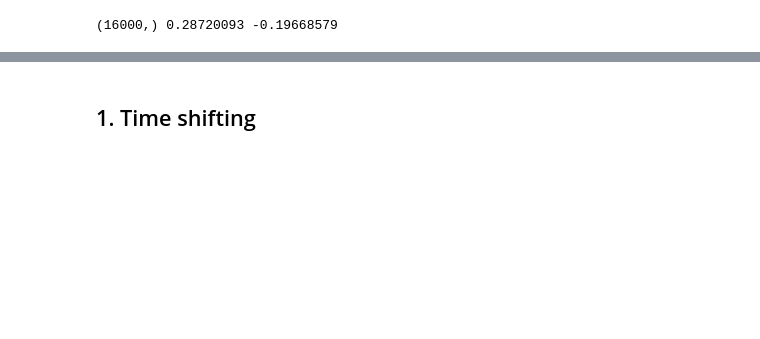
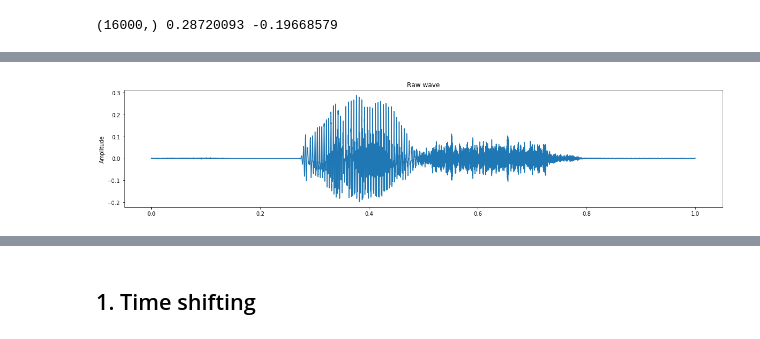
Before and after one commit to daydrill/kaggle_speech_recognition_challenge, a Jupyter notebook: 1_Data_Augmentation.ipynb, the cells around one changed output, grey strips where cells are left out. Drawn from its saved outputs; the diff is of its cells as text; code cells hidden in the pictures; blank space fills up the shorter version.

```diff
--- a/1_Data_Augmentation.ipynb
+++ b/1_Data_Augmentation.ipynb
@@ -51,3 +60,28 @@ print(wav.shape, wav.max(), wav.min())
+# %%
+def show_wave(samples, sample_rate=16000, figsize=(20, 4)):
+    fig = plt.figure(figsize=figsize)
+    plt.plot(np.linspace(0, sample_rate/len(samples), sample_rate), samples)
+    plt.title('Raw wave')
+    plt.ylabel('Amplitude')
+    plt.show()
+
+def log_specgram(wav, eps=1e-8):
+    '''
+    로그 스펙트로그램 변환
+    '''
+    D = librosa.stft(wav, n_fft=240, hop_length=60, win_length=240, window='hamming')
+    spect, phase = librosa.magphase(D)
+    return np.log(spect + eps)
+
+def show_spectrogram(wav, sample_rate=16000, figsize=(20, 4)):
+    spect = log_specgram(wav)
+    print(spect.shape)
+    fig = plt.figure(figsize=figsize)
+    plt.imshow(spect, aspect='auto', origin='lower')
+    plt.title('Spectrogram')
+    plt.ylabel('Freqs in Hz')
+    plt.xlabel('Seconds')
+    plt.show()
 # %%
 ipd.Audio(wav, rate=sr)
 # %% [output]
@@ -56,0 +89,4 @@ melgram = librosa.logamplitude(librosa.feature.melspectrogram(aud, sr=sr, n_mels
+# %%
+show_wave(wav)
+# %% [output]
+[figure, added]
```
Also changed, not shown: parts of 24 cells of this notebook, 1 other file.
